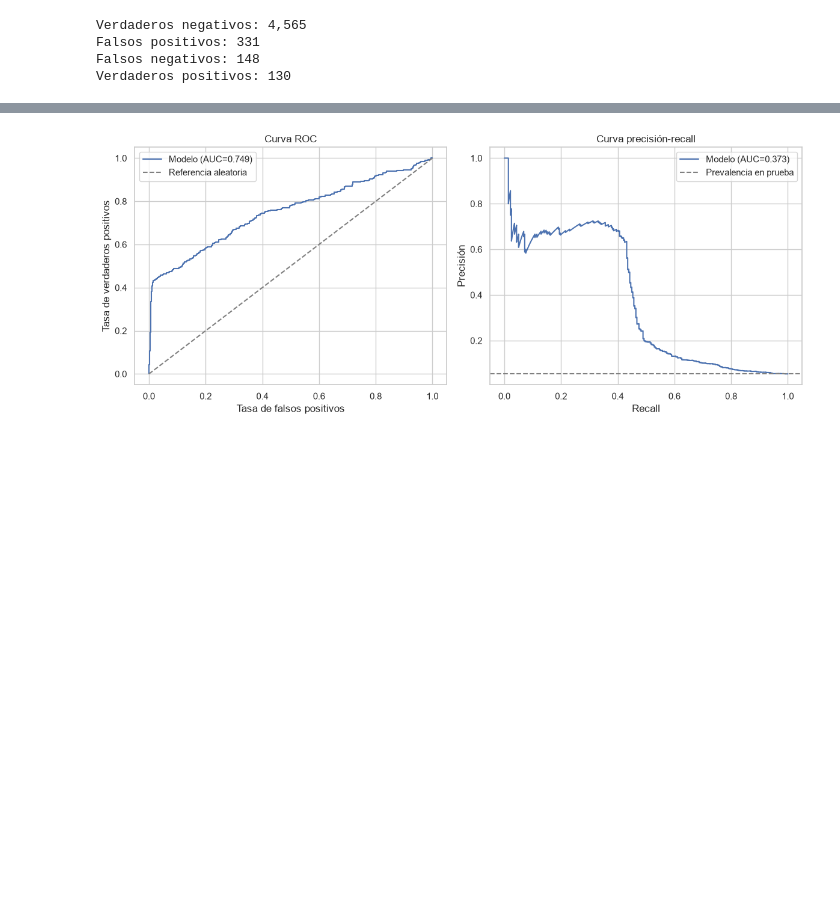
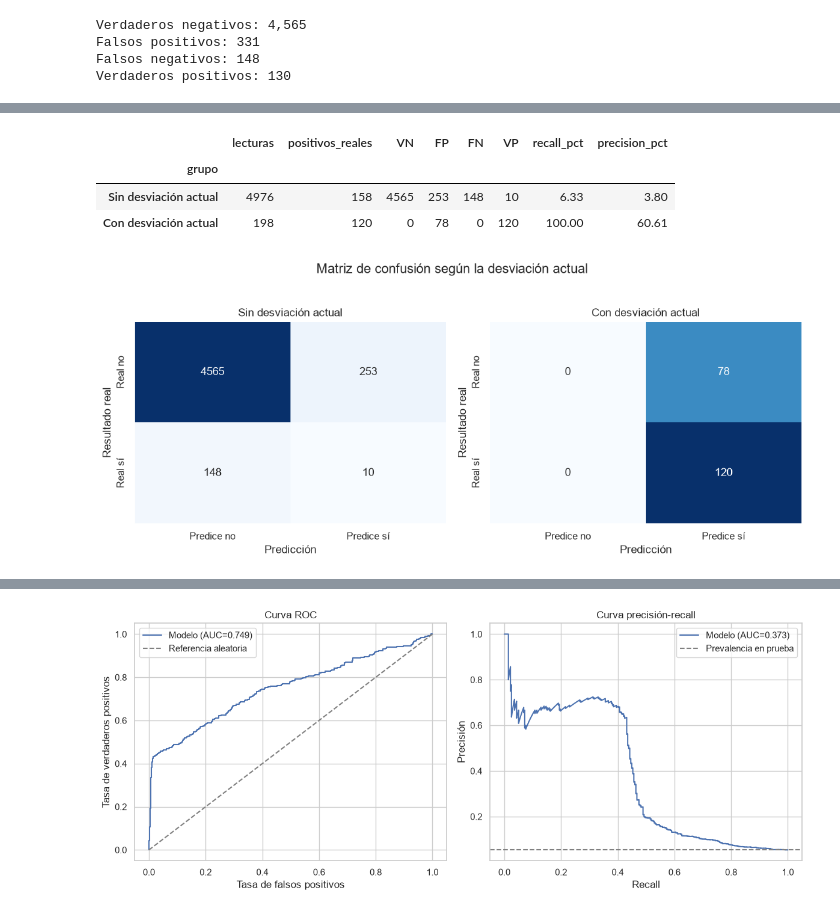
Before and after one commit to remrodri/practicasNotebookColab, a Jupyter notebook: proyecto-integradorV3/05-Regresion-logistica/05_Regresion_Logistica_AndinaLog_IoT.ipynb, the cells around one changed output, grey strips where cells are left out. Cells and saved outputs as stored; diff of their text form; code cells hidden in the pictures; blank space fills up the shorter version.

Commit message:
update: se actualizo el notebook 4 y 5 del proyecto-integradorV3

```diff
--- a/proyecto-integradorV3/05-Regresion-logistica/05_Regresion_Logistica_AndinaLog_IoT.ipynb
+++ b/proyecto-integradorV3/05-Regresion-logistica/05_Regresion_Logistica_AndinaLog_IoT.ipynb
@@ -311,0 +404,62 @@ Antes de cambiar el umbral, AndinaLog debe decidir cuál de esos costos es más
+# %%
+evaluacion_segmentada = X_test.copy()
+evaluacion_segmentada["objetivo_real"] = y_test.to_numpy()
+evaluacion_segmentada["prediccion"] = predicciones
+evaluacion_segmentada["probabilidad"] = probabilidades
+
+filas_segmentos = []
+matrices_segmentos = {}
+
+for valor_flag, nombre in [(0, "Sin desviación actual"), (1, "Con desviación actual")]:
+    segmento = evaluacion_segmentada.loc[
+        evaluacion_segmentada["desviacion_termica_flag"].eq(valor_flag)
+    ]
+    matriz_segmento = confusion_matrix(
+        segmento["objetivo_real"], segmento["prediccion"], labels=[0, 1]
+    )
+    tn_s, fp_s, fn_s, tp_s = matriz_segmento.ravel()
+    matrices_segmentos[nombre] = matriz_segmento
+    filas_segmentos.append({
+        "grupo": nombre,
+        "lecturas": len(segmento),
+        "positivos_reales": int(segmento["objetivo_real"].sum()),
+        "VN": int(tn_s),
+        "FP": int(fp_s),
+        "FN": int(fn_s),
+        "VP": int(tp_s),
+        "recall_pct": recall_score(
+            segmento["objetivo_real"], segmento["prediccion"], zero_division=0
+        ) * 100,
+        "precision_pct": precision_score(
+            segmento["objetivo_real"], segmento["prediccion"], zero_division=0
+        ) * 100,
+    })
+
+metricas_segmentadas = pd.DataFrame(filas_segmentos).set_index("grupo")
+display(metricas_segmentadas.round(2))
+
+fig, axes = plt.subplots(1, 2, figsize=(11, 4.5))
+for ax, (nombre, matriz_segmento) in zip(axes, matrices_segmentos.items()):
+    sns.heatmap(
+        matriz_segmento,
+        annot=True,
+        fmt="d",
+        cmap="Blues",
+        cbar=False,
+        xticklabels=["Predice no", "Predice sí"],
+        yticklabels=["Real no", "Real sí"],
+        ax=ax,
+    )
+    ax.set_title(nombre)
+    ax.set_xlabel("Predicción")
+    ax.set_ylabel("Resultado real")
+
+plt.suptitle("Matriz de confusión según la desviación actual", y=1.03)
+plt.tight_layout()
+plt.show()
+# %% [output]
+|  | lecturas | positivos_reales | VN | FP | FN | VP | recall_pct | precision_pct |
+| grupo |  |  |  |  |  |  |  |  |
+| Sin desviación actual | 4976 | 158 | 4565 | 253 | 148 | 10 | 6.33 | 3.80 |
+| Con desviación actual | 198 | 120 | 0 | 78 | 0 | 120 | 100.00 | 60.61 |
+[figure, added]
```
Also changed, not shown: parts of 26 cells of this notebook, 5 other files.
